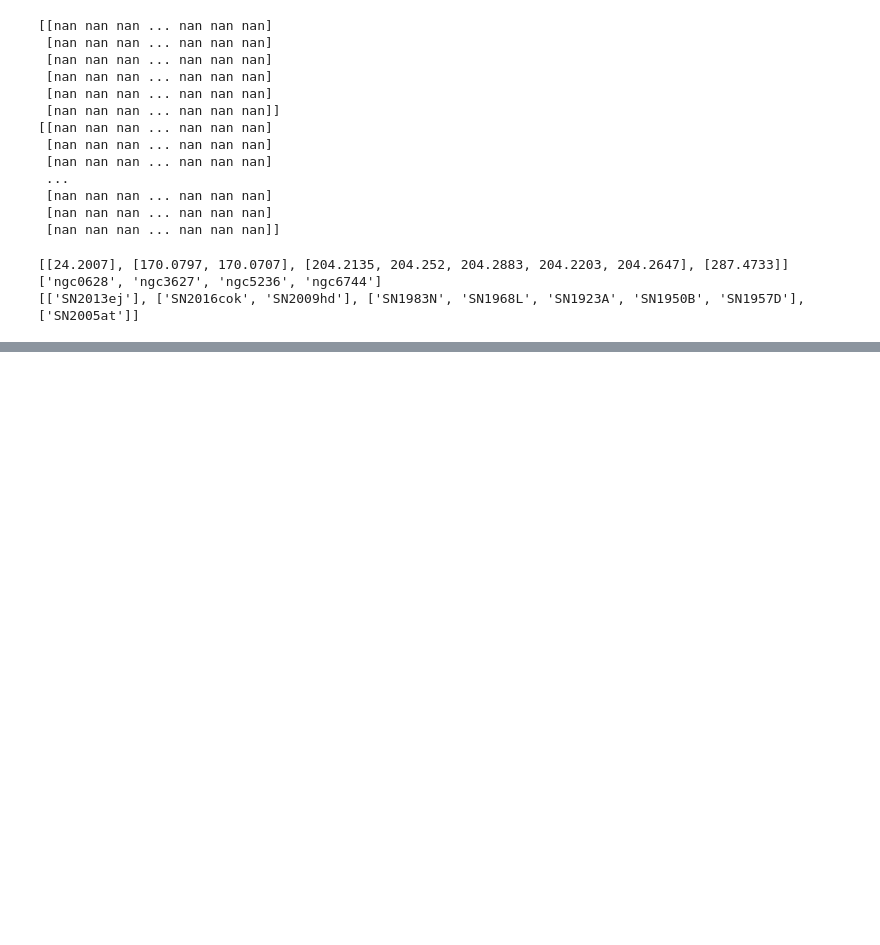
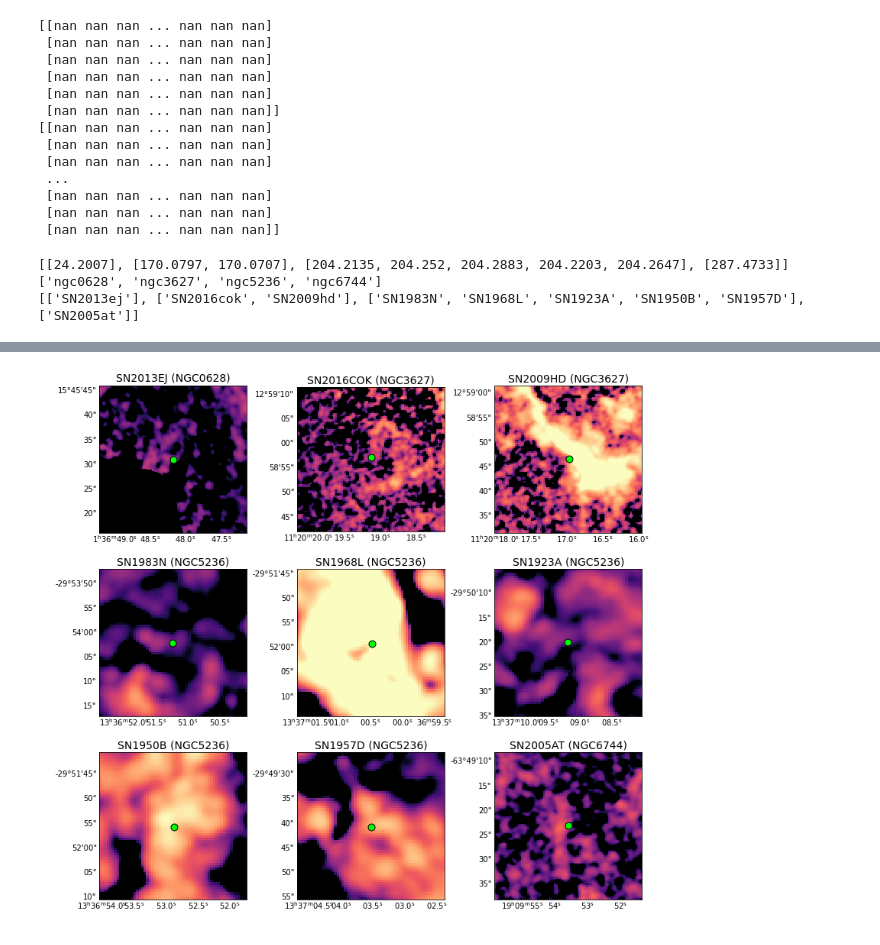
Before and after one commit to NessMayker/SNeCO, a Jupyter notebook: Code/3.3c_60pc_Zooms.ipynb, the cells around one changed output, grey strips where cells are left out. Drawn from its saved outputs; the diff is of its cells as text; code cells hidden in the pictures; blank space fills up the shorter version.

Commit message:
got 60pc zooms in ra/dec coords

```diff
--- a/Code/3.3c_60pc_Zooms.ipynb
+++ b/Code/3.3c_60pc_Zooms.ipynb
@@ -330,0 +324,69 @@ fig.savefig("../Figures/Zooms_60pc.png", dpi=300)
+# %%
+from astropy.coordinates import SkyCoord, Angle
+from astropy.nddata import Cutout2D
+from astropy.wcs import WCS
+import astropy.units as u
+
+m,n,p =0,0,0 # plot counters for total number, rows, columns
+PLOTS_PER_ROW = 3
+#fig, axs = plt.subplots(math.ceil(numSNe/PLOTS_PER_ROW),PLOTS_PER_ROW, figsize=(10, 10))
+fig = plt.figure(figsize = (10,10))
+
+
+for j in range(len(SNgals)): # counter to count galaxy maps
+    if  len(SNras[j]) > 1:
+        for k in range(len(SNras[j])): # counter to count number of SN in each galaxy
+            data = plots60[j]
+            logData = np.log10(data)
+            ra, dec = Angle(SNras[j][k] * u.degree), Angle(SNdecs[j][k] * u.degree)
+            raRad,  decRad  = ra.radian * u.rad, dec.radian * u.rad
+            position = SkyCoord(raRad, decRad)
+            wcs = wcss60[j]
+            size = u.Quantity((30,30), u.arcsec)
+            cutout = Cutout2D(logData, position, size, wcs)
+            xval, yval = cutout.wcs.wcs_world2pix(ra,dec, 0)
+            axs[m][n] = fig.add_subplot(3,3,p+1,projection = cutout.wcs)
+            titleStr = SNnames[j][k].upper() + " (" + SNgals[j].upper() + ")"
+            axs[m][n].set_title(titleStr, fontsize=14)
+            axs[m][n].imshow(cutout.data, cmap=current_cmap, aspect="equal", origin = "lower", interpolation = "nearest", vmin = -0.5, vmax = 2.0, zorder = 0)
+            axs[m][n].scatter(xval, yval, color = "black", marker ="o", s = 60, zorder=2)
+            axs[m][n].scatter(xval, yval, color = "lime", marker = "o", s = 80, edgecolor="black",zorder = 2)
+            axs[m][n].set_ylabel(" ")
+            axs[m][n].set_xlabel(" ")
+            axs[m][n].tick_params(axis = "both", direction = "in", length = 0)
+
+            n+=1
+            if n%PLOTS_PER_ROW==0:
+                m+=1
+                n=0
+            p +=1
+    else:
+        data = plots60[j]
+        logData = np.log10(data)
+        ra, dec = Angle(SNras[j][0] * u.degree), Angle(SNdecs[j][0] * u.degree)
+        raRad,  decRad  = ra.radian * u.rad, dec.radian * u.rad
+        position = SkyCoord(raRad, decRad)
+        wcs = wcss60[j]
+        size = u.Quantity((30,30), u.arcsec)
+        cutout = Cutout2D(logData, position, size, wcs)
+        xval, yval = cutout.wcs.wcs_world2pix(ra,dec, 0)
+        axs[m][n] = fig.add_subplot(3,3,p+1,projection = cutout.wcs)
+        titleStr = SNnames[j][0].upper() + " (" + SNgals[j].upper() + ")"
+        axs[m][n].set_title(titleStr, fontsize=14)
+        axs[m][n].imshow(cutout.data, cmap=current_cmap, aspect="equal", origin = "lower", interpolation = "nearest", vmin = -0.5, vmax = 2.0, zorder = 0)
+        axs[m][n].scatter(xval, yval, color = "black", marker ="o", s = 60, zorder=2)
+        axs[m][n].scatter(xval, yval, color = "lime", marker = "o", s = 80, edgecolor="black",zorder = 2)
+        axs[m][n].set_ylabel(" ")
+        axs[m][n].set_xlabel(" ")
+        axs[m][n].tick_params(axis = "both", direction = "in", length = 0)
+        n+=1
+        if n%PLOTS_PER_ROW==0:
+            m+=1
+            n=0
+        p +=1
+#     plt.subplots_adjust(left = 0.1, bottom = 0.1, right = 0.9, top = 0.9, wspace = 0.3, hspace = 0.0)
+plt.tight_layout(pad=0.5, w_pad=6.8, h_pad=1.0)
+fig.savefig("../Figures/Zooms_60pc.png", dpi=300)
+plt.show()
+# %% [output]
+[figure, added]
```
Also changed, not shown: parts of 6 cells of this notebook, 1 other file.
